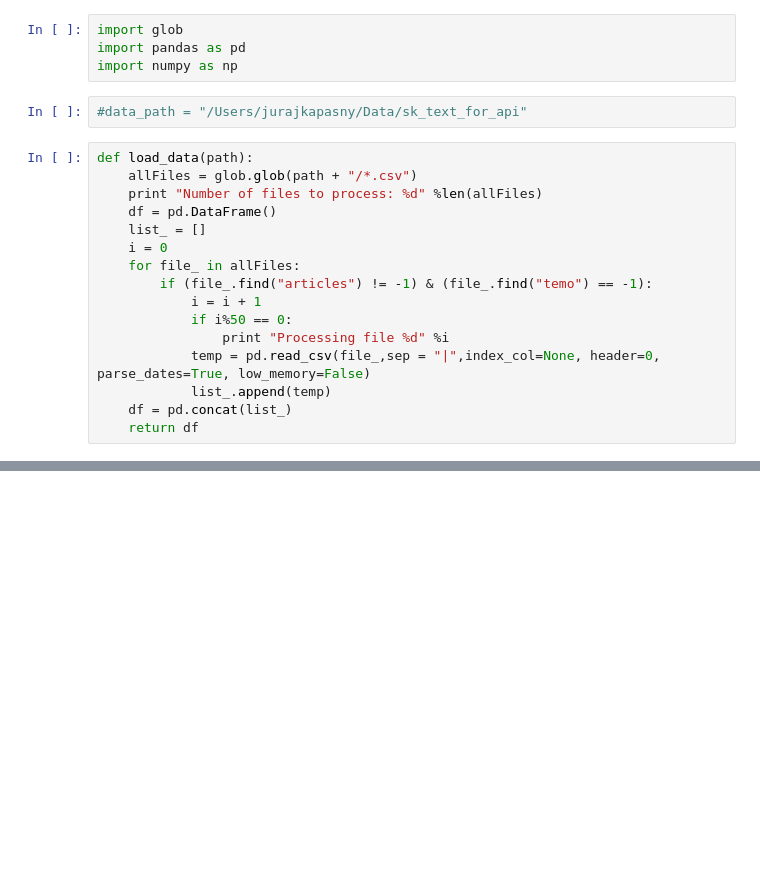
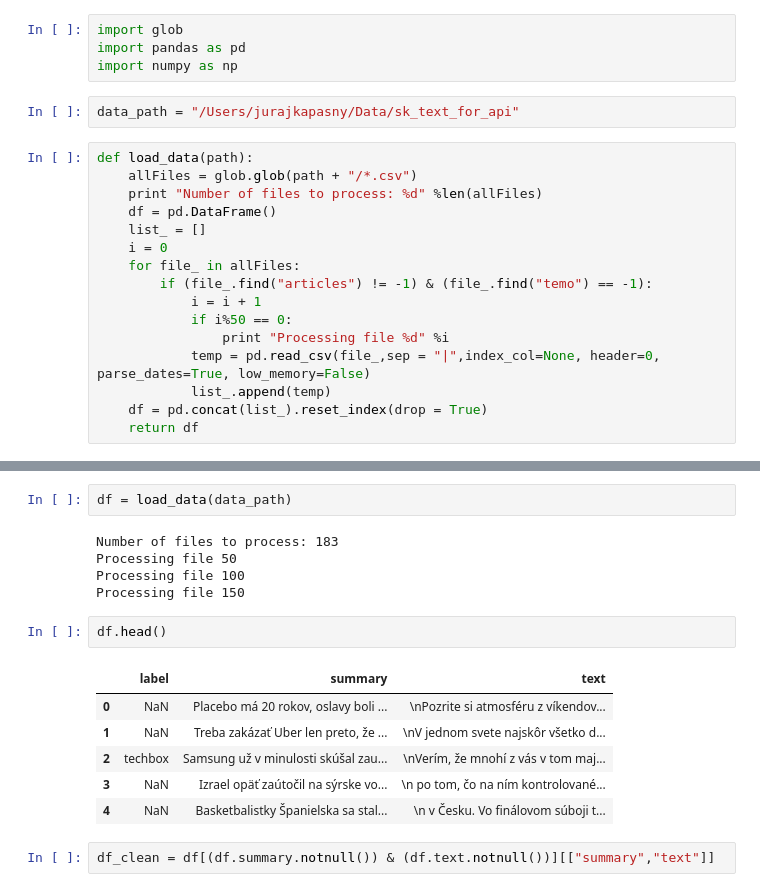
Before and after one commit to jurajkapasny/jurajkapasny, a Jupyter notebook: text_analytics/data_load.ipynb, the cells around one changed output, grey strips where cells are left out. Cells and saved outputs as stored; diff of their text form; blank space fills up the shorter version.

```diff
--- a/text_analytics/data_load.ipynb
+++ b/text_analytics/data_load.ipynb
@@ -3,7 +3,7 @@ import glob
 import pandas as pd
 import numpy as np
 # %%
-#data_path = "/Users/jurajkapasny/Data/sk_text_for_api"
+data_path = "/Users/jurajkapasny/Data/sk_text_for_api"
 # %%
 def load_data(path):
     allFiles = glob.glob(path + "/*.csv")
@@ -18,5 +18,5 @@ def load_data(path):
                 print "Processing file %d" %i
             temp = pd.read_csv(file_,sep = "|",index_col=None, header=0, parse_dates=True, low_memory=False)
             list_.append(temp)
-    df = pd.concat(list_)
+    df = pd.concat(list_).reset_index(drop = True)
     return df
@@ -31,0 +23,18 @@ dtype: int64
+# %%
+df = load_data(data_path)
+# %% [output]
+Number of files to process: 183
+Processing file 50
+Processing file 100
+Processing file 150
+# %%
+df.head()
+# %% [output]
+|  | label | summary | text |
+| 0 | NaN | Placebo má 20 rokov, oslavy boli ... | \nPozrite si atmosféru z víkendov... |
+| 1 | NaN | Treba zakázať Uber len preto, že ... | \nV jednom svete najskôr všetko d... |
+| 2 | techbox | Samsung už v minulosti skúšal zau... | \nVerím, že mnohí z vás v tom maj... |
+| 3 | NaN | Izrael opäť zaútočil na sýrske vo... | \n po tom, čo na ním kontrolované... |
+| 4 | NaN | Basketbalistky Španielska sa stal... | \n v Česku. Vo finálovom súboji t... |
+# %%
+df_clean = df[(df.summary.notnull()) & (df.text.notnull())][["summary","text"]]
```
Also changed, not shown: parts of 36 cells of this notebook, 5 other files.
